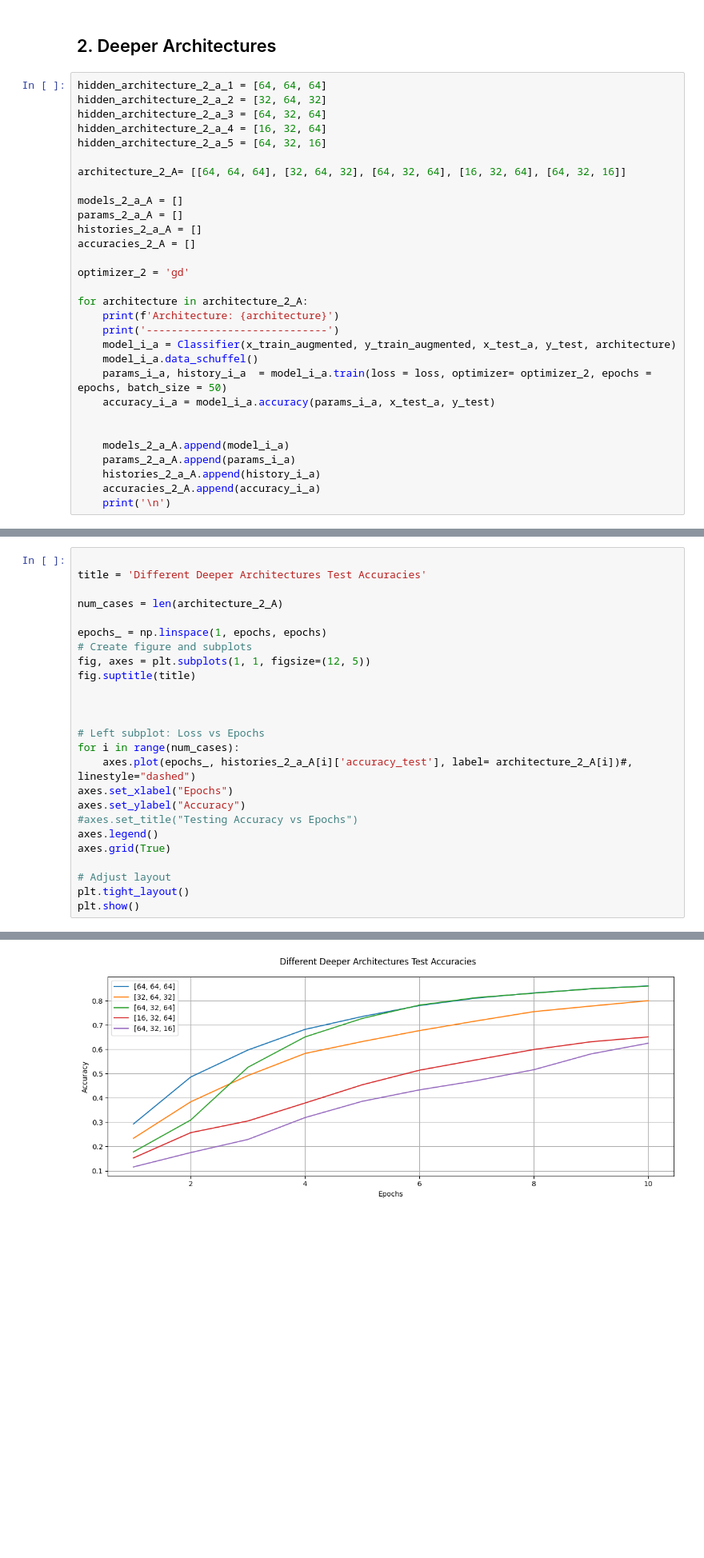
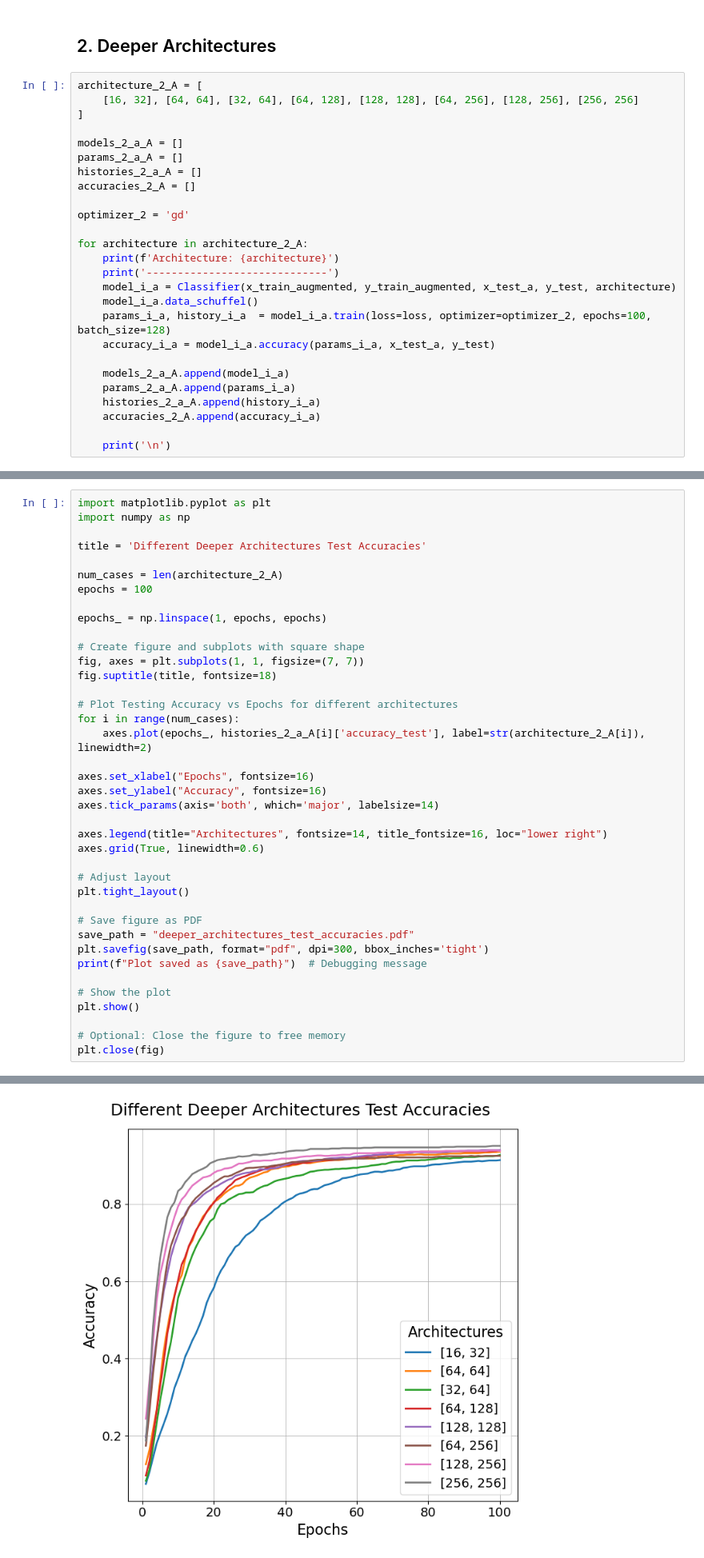
Before and after one commit to kevindemann/MachineLearningProject, a Jupyter notebook: src/experiments.ipynb, the cells around one changed output, grey strips where cells are left out. Shown at 80% size. Cells and saved outputs as stored; diff of their text form; blank space fills up the shorter version.

Commit message:
fixed plots

```diff
--- a/src/experiments.ipynb
+++ b/src/experiments.ipynb
@@ -128,13 +141,9 @@ visualization(history_1_a, 'Single Hidden Layer with 60 Neurons', epochs=epochs)
 # %% [markdown]
 ## 2. Deeper Architectures
 # %%
-hidden_architecture_2_a_1 = [64, 64, 64]
-hidden_architecture_2_a_2 = [32, 64, 32]
-hidden_architecture_2_a_3 = [64, 32, 64]
-hidden_architecture_2_a_4 = [16, 32, 64]
-hidden_architecture_2_a_5 = [64, 32, 16]
-
-architecture_2_A= [[64, 64, 64], [32, 64, 32], [64, 32, 64], [16, 32, 64], [64, 32, 16]]
+architecture_2_A = [
+    [16, 32], [64, 64], [32, 64], [64, 128], [128, 128], [64, 256], [128, 256], [256, 256]
+]
 
 models_2_a_A = []
 params_2_a_A = []
@@ -148,13 +157,13 @@ for architecture in architecture_2_A:
     print('-----------------------------')
     model_i_a = Classifier(x_train_augmented, y_train_augmented, x_test_a, y_test, architecture)
     model_i_a.data_schuffel()
-    params_i_a, history_i_a  = model_i_a.train(loss = loss, optimizer= optimizer_2, epochs = epochs, batch_size = 50)
+    params_i_a, history_i_a  = model_i_a.train(loss=loss, optimizer=optimizer_2, epochs=100, batch_size=128)
     accuracy_i_a = model_i_a.accuracy(params_i_a, x_test_a, y_test)
-
 
     models_2_a_A.append(model_i_a)
     params_2_a_A.append(params_i_a)
     histories_2_a_A.append(history_i_a)
     accuracies_2_A.append(accuracy_i_a)
+
     print('\n')
 # %% [output]
@@ -178,26 +187,40 @@ Test Loss: 1.2059 |Test Accuracy: 0.6250
 # %%
+import matplotlib.pyplot as plt
+import numpy as np
 
 title = 'Different Deeper Architectures Test Accuracies'
 
 num_cases = len(architecture_2_A)
+epochs = 100
 
 epochs_ = np.linspace(1, epochs, epochs)
-# Create figure and subplots
-fig, axes = plt.subplots(1, 1, figsize=(12, 5))
-fig.suptitle(title)
 
+# Create figure and subplots with square shape
+fig, axes = plt.subplots(1, 1, figsize=(7, 7))
+fig.suptitle(title, fontsize=18)
 
+# Plot Testing Accuracy vs Epochs for different architectures
+for i in range(num_cases):
+    axes.plot(epochs_, histories_2_a_A[i]['accuracy_test'], label=str(architecture_2_A[i]), linewidth=2)
 
-# Left subplot: Loss vs Epochs
-for i in range(num_cases):
-    axes.plot(epochs_, histories_2_a_A[i]['accuracy_test'], label= architecture_2_A[i])#, linestyle="dashed")
-axes.set_xlabel("Epochs")
-axes.set_ylabel("Accuracy")
-#axes.set_title("Testing Accuracy vs Epochs")
-axes.legend()
-axes.grid(True)
+axes.set_xlabel("Epochs", fontsize=16)
+axes.set_ylabel("Accuracy", fontsize=16)
+axes.tick_params(axis='both', which='major', labelsize=14)
+
+axes.legend(title="Architectures", fontsize=14, title_fontsize=16, loc="lower right")
+axes.grid(True, linewidth=0.6)
 
 # Adjust layout
 plt.tight_layout()
+
+# Save figure as PDF
+save_path = "deeper_architectures_test_accuracies.pdf"
+plt.savefig(save_path, format="pdf", dpi=300, bbox_inches='tight')
+print(f"Plot saved as {save_path}")  # Debugging message
+
+# Show the plot
 plt.show()
+
+# Optional: Close the figure to free memory
+plt.close(fig)
 # %% [output]
@@ -204,4 +228,4 @@ plt.show()
-[figure, old version]
+[figure, new version]
 # %%
 max_acc_index = np.argmax(np.array(accuracies_2_A))
 
```
Also changed, not shown: parts of 13 cells of this notebook, 10 other files.
